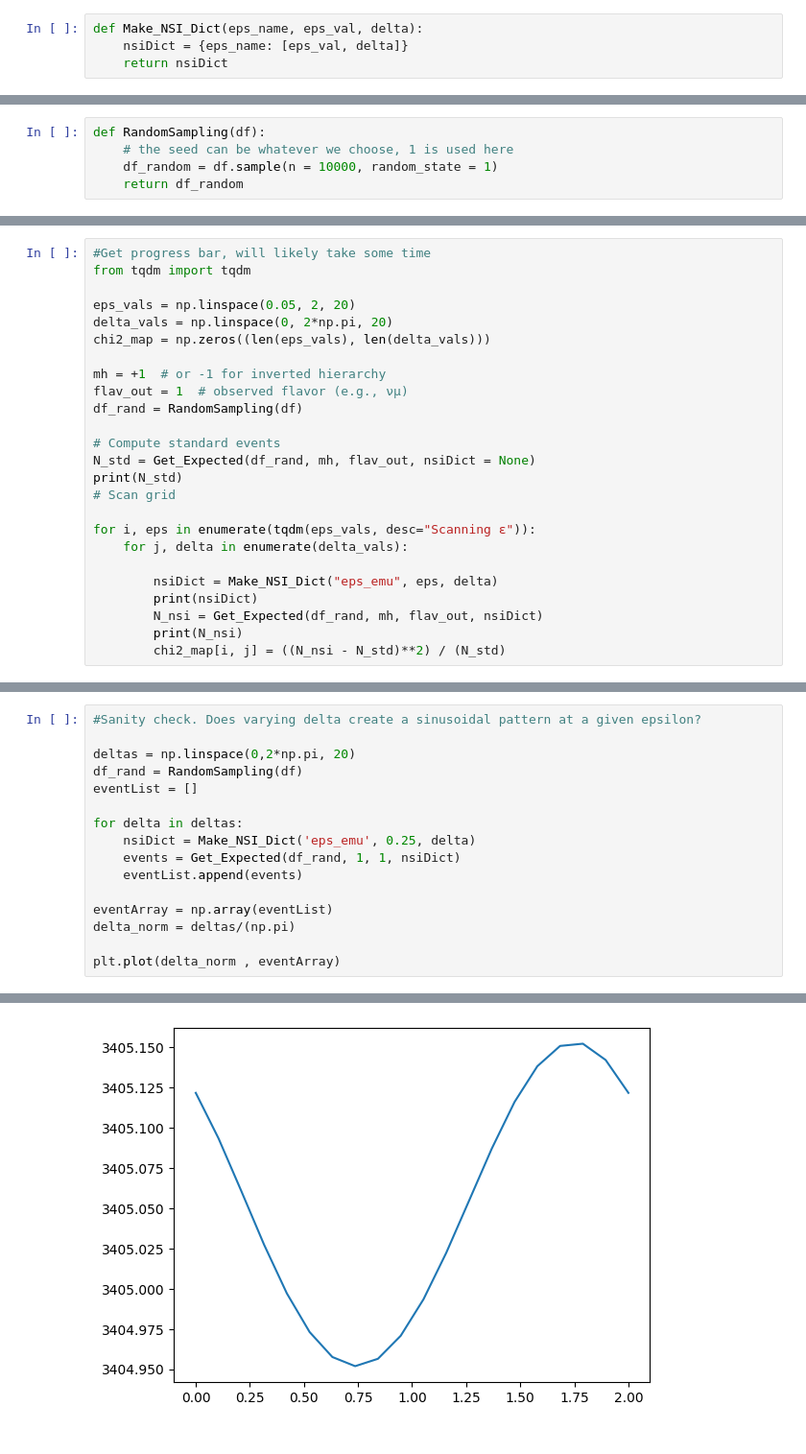
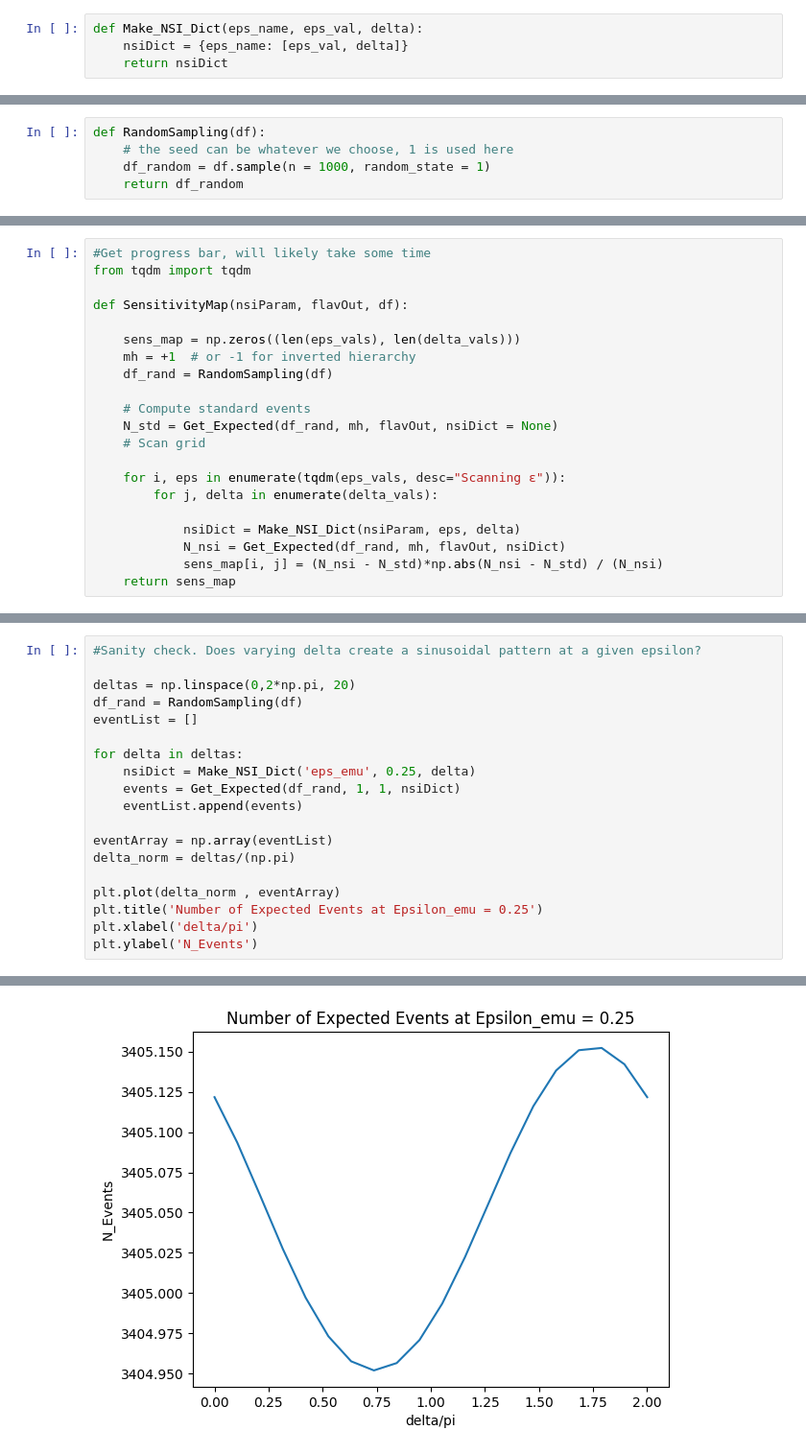
Before and after one commit to Linguist29/Koerner_Group, a Jupyter notebook: Sensitivity.ipynb, the cells around one changed output, grey strips where cells are left out. Shown at 96% size. Drawn from its saved outputs; the diff is of its cells as text.

```diff
--- a/Sensitivity.ipynb
+++ b/Sensitivity.ipynb
@@ -114,5 +115,5 @@ def Make_NSI_Dict(eps_name, eps_val, delta):
 # %%
 def RandomSampling(df):
     # the seed can be whatever we choose, 1 is used here
-    df_random = df.sample(n = 10000, random_state = 1)
+    df_random = df.sample(n = 1000, random_state = 1)
     return df_random
@@ -120,24 +125,20 @@ def RandomSampling(df):
 #Get progress bar, will likely take some time
 from tqdm import tqdm
 
-eps_vals = np.linspace(0.05, 2, 20)
-delta_vals = np.linspace(0, 2*np.pi, 20)
-chi2_map = np.zeros((len(eps_vals), len(delta_vals)))
+def SensitivityMap(nsiParam, flavOut, df):
 
-mh = +1  # or -1 for inverted hierarchy
-flav_out = 1  # observed flavor (e.g., νμ)
-df_rand = RandomSampling(df)
+    sens_map = np.zeros((len(eps_vals), len(delta_vals)))
+    mh = +1  # or -1 for inverted hierarchy
+    df_rand = RandomSampling(df)
 
-# Compute standard events
-N_std = Get_Expected(df_rand, mh, flav_out, nsiDict = None)
-print(N_std)
-# Scan grid
+    # Compute standard events
+    N_std = Get_Expected(df_rand, mh, flavOut, nsiDict = None)
+    # Scan grid
 
-for i, eps in enumerate(tqdm(eps_vals, desc="Scanning ε")):
-    for j, delta in enumerate(delta_vals):
+    for i, eps in enumerate(tqdm(eps_vals, desc="Scanning ε")):
+        for j, delta in enumerate(delta_vals):
 
-        nsiDict = Make_NSI_Dict("eps_emu", eps, delta)
-        print(nsiDict)
-        N_nsi = Get_Expected(df_rand, mh, flav_out, nsiDict)
-        print(N_nsi)
-        chi2_map[i, j] = ((N_nsi - N_std)**2) / (N_std)
+            nsiDict = Make_NSI_Dict(nsiParam, eps, delta)
+            N_nsi = Get_Expected(df_rand, mh, flavOut, nsiDict)
+            sens_map[i, j] = (N_nsi - N_std)*np.abs(N_nsi - N_std) / (N_nsi)
+    return sens_map
@@ -370,4 +197,7 @@ eventArray = np.array(eventList)
 delta_norm = deltas/(np.pi)
 
 plt.plot(delta_norm , eventArray)
+plt.title('Number of Expected Events at Epsilon_emu = 0.25')
+plt.xlabel('delta/pi')
+plt.ylabel('N_Events')
 # %% [output]
@@ -375 +205 @@ plt.plot(delta_norm , eventArray)
-[figure, old version]
+[figure, new version]
```
Also changed, not shown: parts of 9 cells of this notebook.
